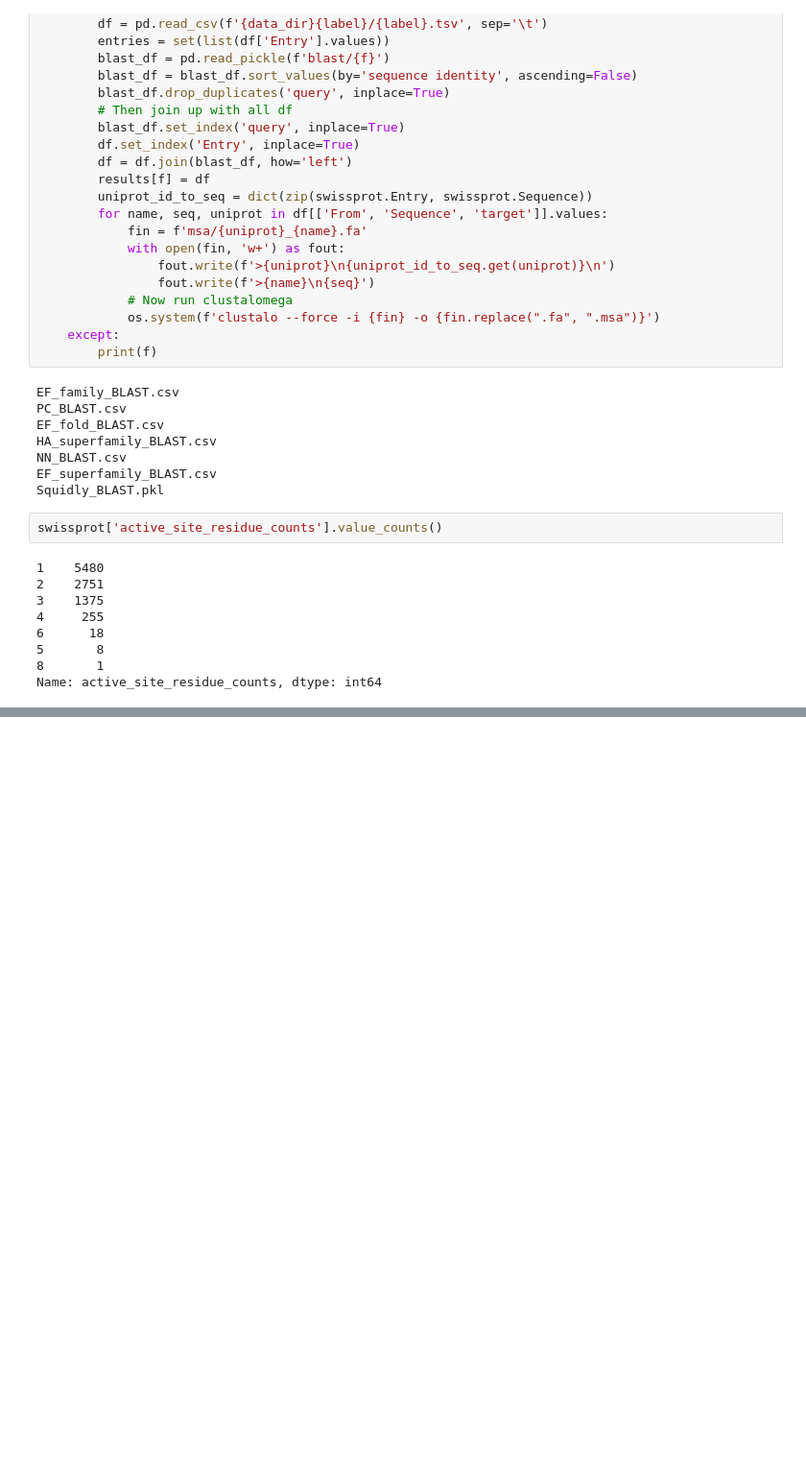
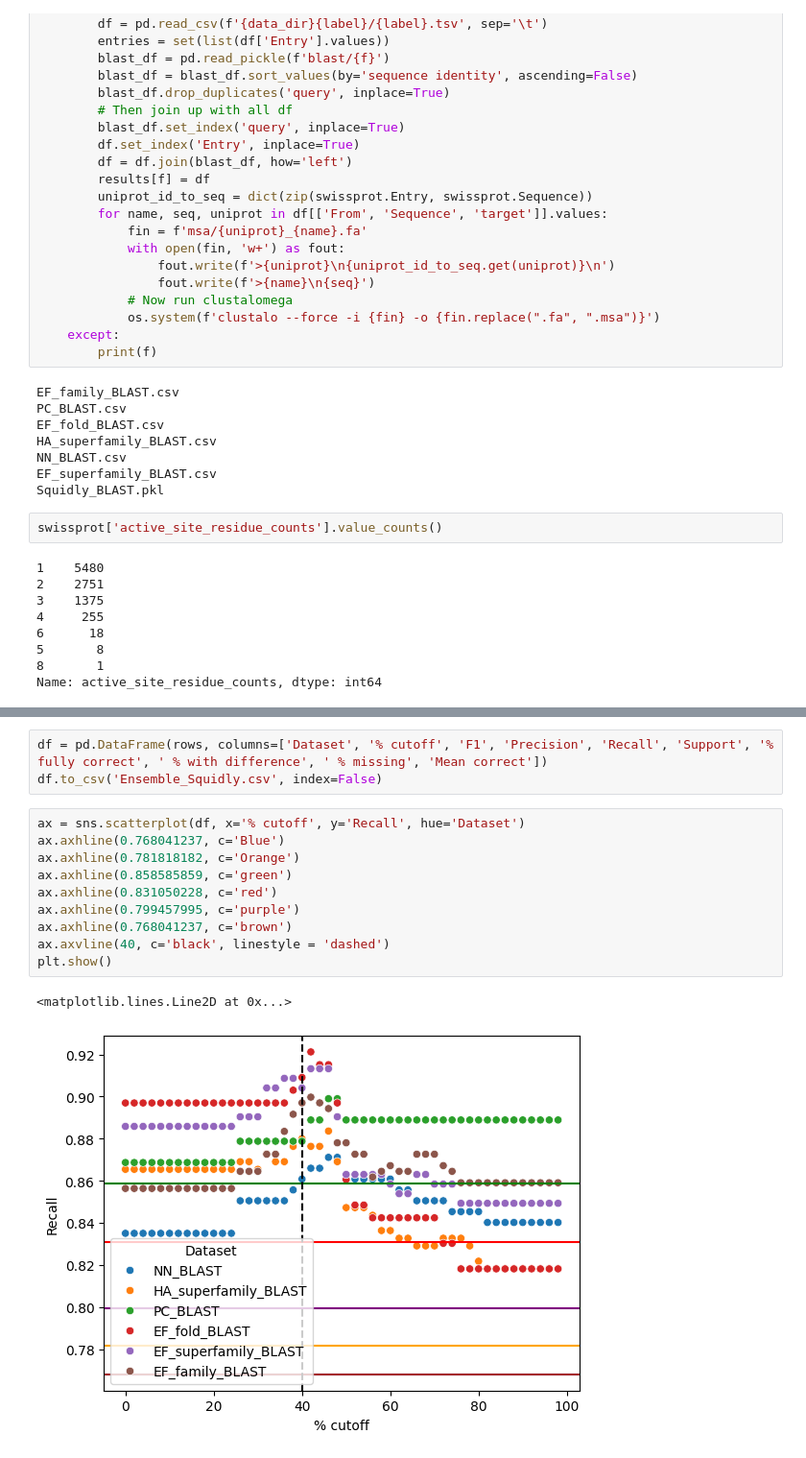
Before and after one commit to WRiegs/Squidly, a Jupyter notebook: enzyme_datasets_benchmark/Benchmark-AEGAN.ipynb, the cells around one changed output, grey strips where cells are left out. Shown: that part at 96% size. Cells and saved outputs as stored; diff of their text form; blank space fills up the shorter version.

```diff
--- a/enzyme_datasets_benchmark/Benchmark-AEGAN.ipynb
+++ b/enzyme_datasets_benchmark/Benchmark-AEGAN.ipynb
@@ -445,0 +409,16 @@ EF_family_BLAST.pkl 136 16 44 0.7304421768707483
+# %%
+df = pd.DataFrame(rows, columns=['Dataset', '% cutoff', 'F1', 'Precision', 'Recall', 'Support', '% fully correct', ' % with difference', ' % missing', 'Mean correct'])
+df.to_csv('Ensemble_Squidly.csv', index=False)
+# %%
+ax = sns.scatterplot(df, x='% cutoff', y='Recall', hue='Dataset')
+ax.axhline(0.768041237, c='Blue')
+ax.axhline(0.781818182, c='Orange')
+ax.axhline(0.858585859, c='green')
+ax.axhline(0.831050228, c='red')
+ax.axhline(0.799457995, c='purple')
+ax.axhline(0.768041237, c='brown')
+ax.axvline(40, c='black', linestyle = 'dashed')
+plt.show()
+# %% [output]
+<matplotlib.lines.Line2D at 0x...>
+[figure, added]
```
Also changed, not shown: parts of 14 cells of this notebook.
